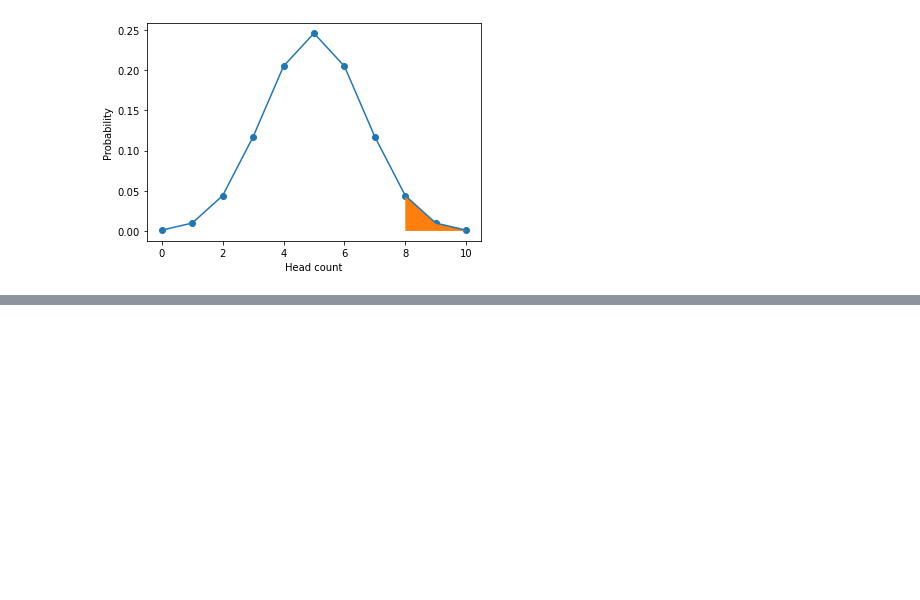
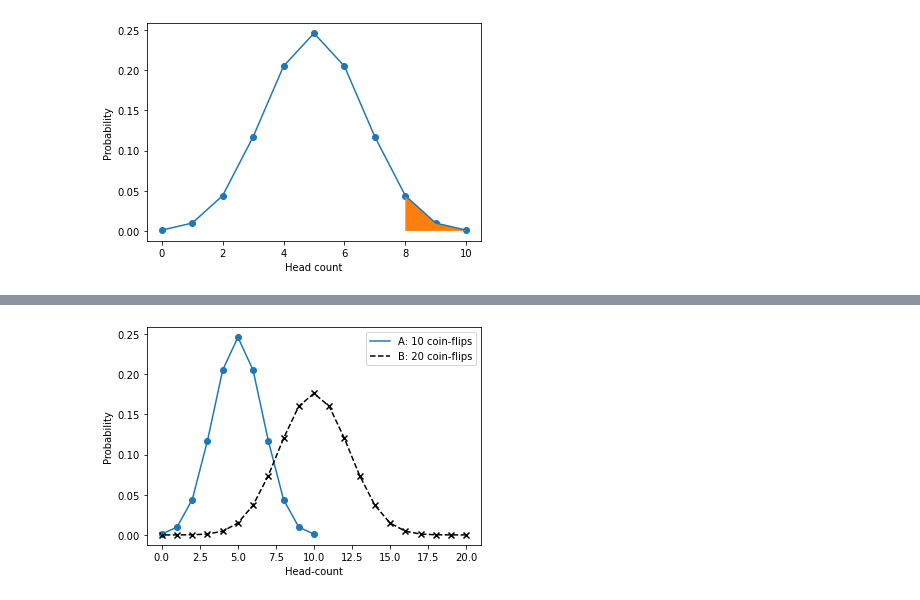
Before and after one commit to victoruwazurike1/datascience_bookcamp, a Jupyter notebook: sample_space_analysis.ipynb, the cells around one changed output, grey strips where cells are left out. Drawn from its saved outputs; the diff is of its cells as text; code cells hidden in the pictures; blank space fills up the shorter version.

```diff
--- a/sample_space_analysis.ipynb
+++ b/sample_space_analysis.ipynb
@@ -362,0 +375,19 @@ plt.show()
+# %%
+# Computing probabilities for a 20-coin-flip distribution
+
+x_20_flips = list(weighted_sample_space_20_flips.keys())
+y_20_flips = [weighted_sample_space_20_flips[key] for key in x_20_flips]
+sample_space_size = sum(weighted_sample_space_20_flips.values())
+prob_x_20_flips = [value / sample_space_size for value in y_20_flips]
+# %%
+plt.plot(x_10_flips, prob_x_10_flips, label='A: 10 coin-flips')
+plt.scatter(x_10_flips, prob_x_10_flips)
+plt.plot(x_20_flips, prob_x_20_flips, color='black', linestyle='--',
+label='B: 20 coin-flips')
+plt.scatter(x_20_flips, prob_x_20_flips, color='k', marker='x')
+plt.xlabel('Head-count')
+plt.ylabel('Probability')
+plt.legend()
+plt.show()
+# %% [output]
+[figure, added]
```
Also changed, not shown: parts of 3 cells of this notebook.
